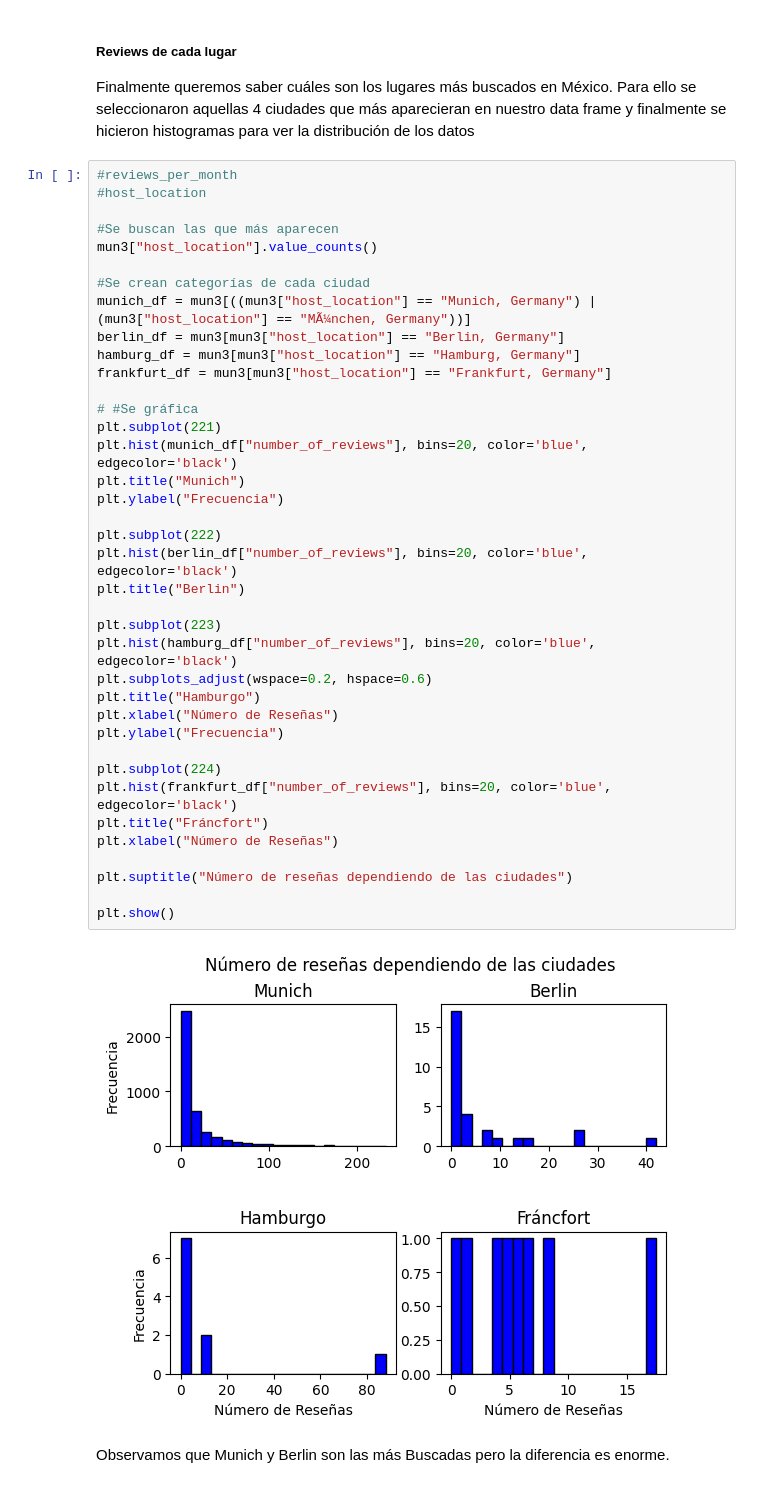
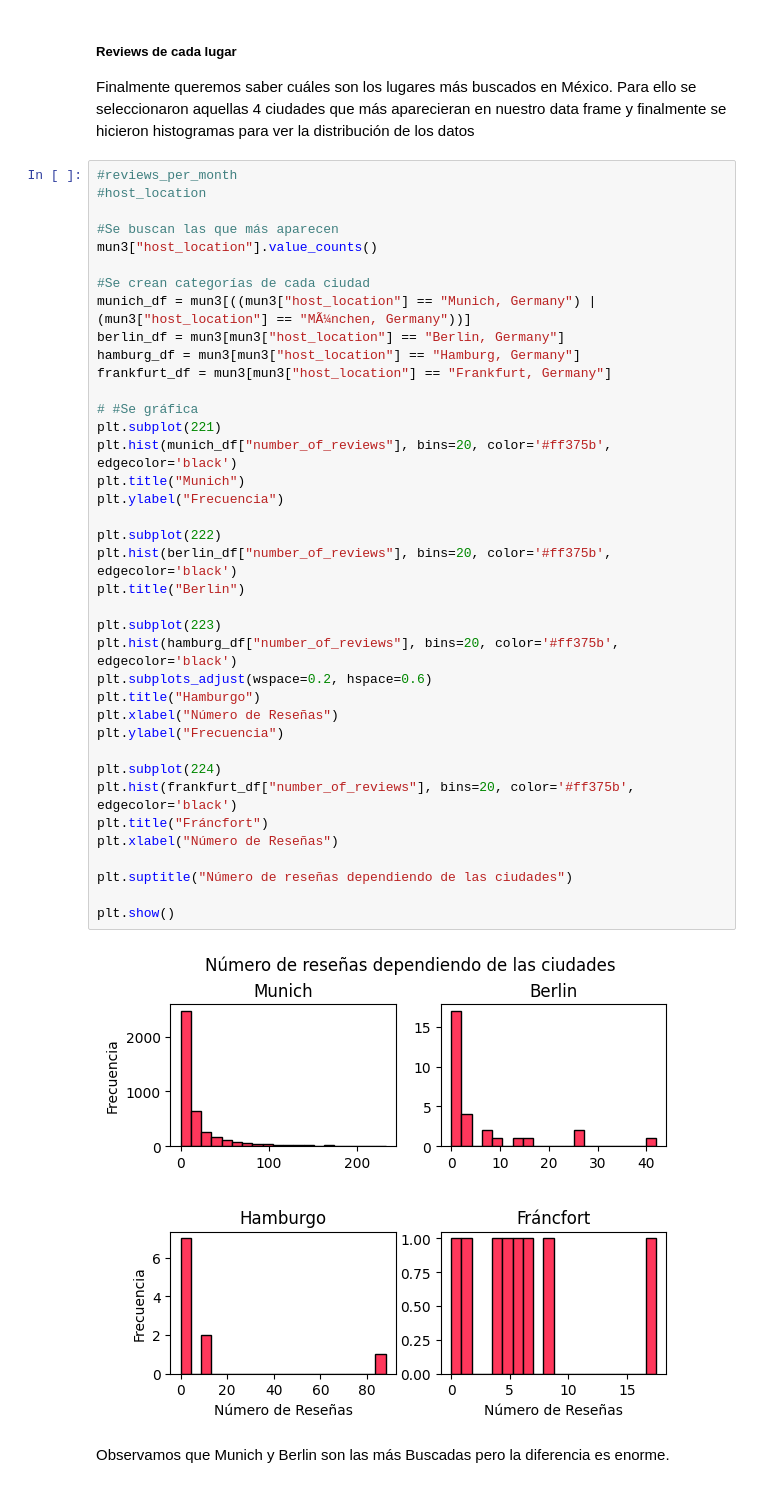
Before and after one commit to MarianaMr06/Actividad_Final, a Jupyter notebook: Actividad_6_Reto_Final.ipynb, the cells around one changed output. Saved outputs shown, nothing was run; the diff lists cells and outputs as text.

```diff
--- a/Actividad_6_Reto_Final.ipynb
+++ b/Actividad_6_Reto_Final.ipynb
@@ -744,37 +749,37 @@ Finalmente queremos saber cuáles son los lugares más buscados en México. Para
 mun3["host_location"].value_counts()
 
 #Se crean categorías de cada ciudad
 munich_df = mun3[((mun3["host_location"] == "Munich, Germany") | (mun3["host_location"] == "MÃ¼nchen, Germany"))]
 berlin_df = mun3[mun3["host_location"] == "Berlin, Germany"]
 hamburg_df = mun3[mun3["host_location"] == "Hamburg, Germany"]
 frankfurt_df = mun3[mun3["host_location"] == "Frankfurt, Germany"]
 
 # #Se gráfica
 plt.subplot(221)
-plt.hist(munich_df["number_of_reviews"], bins=20, color='blue', edgecolor='black')
+plt.hist(munich_df["number_of_reviews"], bins=20, color='#ff375b', edgecolor='black')
 plt.title("Munich")
 plt.ylabel("Frecuencia")
 
 plt.subplot(222)
-plt.hist(berlin_df["number_of_reviews"], bins=20, color='blue', edgecolor='black')
+plt.hist(berlin_df["number_of_reviews"], bins=20, color='#ff375b', edgecolor='black')
 plt.title("Berlin")
 
 plt.subplot(223)
-plt.hist(hamburg_df["number_of_reviews"], bins=20, color='blue', edgecolor='black')
+plt.hist(hamburg_df["number_of_reviews"], bins=20, color='#ff375b', edgecolor='black')
 plt.subplots_adjust(wspace=0.2, hspace=0.6)
 plt.title("Hamburgo")
 plt.xlabel("Número de Reseñas")
 plt.ylabel("Frecuencia")
 
 plt.subplot(224)
-plt.hist(frankfurt_df["number_of_reviews"], bins=20, color='blue', edgecolor='black')
+plt.hist(frankfurt_df["number_of_reviews"], bins=20, color='#ff375b', edgecolor='black')
 plt.title("Fráncfort")
 plt.xlabel("Número de Reseñas")
 
 plt.suptitle("Número de reseñas dependiendo de las ciudades")
 
 plt.show()
 # %% [output]
-[figure, old version]
+[figure, new version]
 # %% [markdown]
 Observamos que Munich y Berlin son las más Buscadas pero la diferencia es enorme.
```
Also changed, not shown: parts of 4 cells of this notebook, 1 other file.
